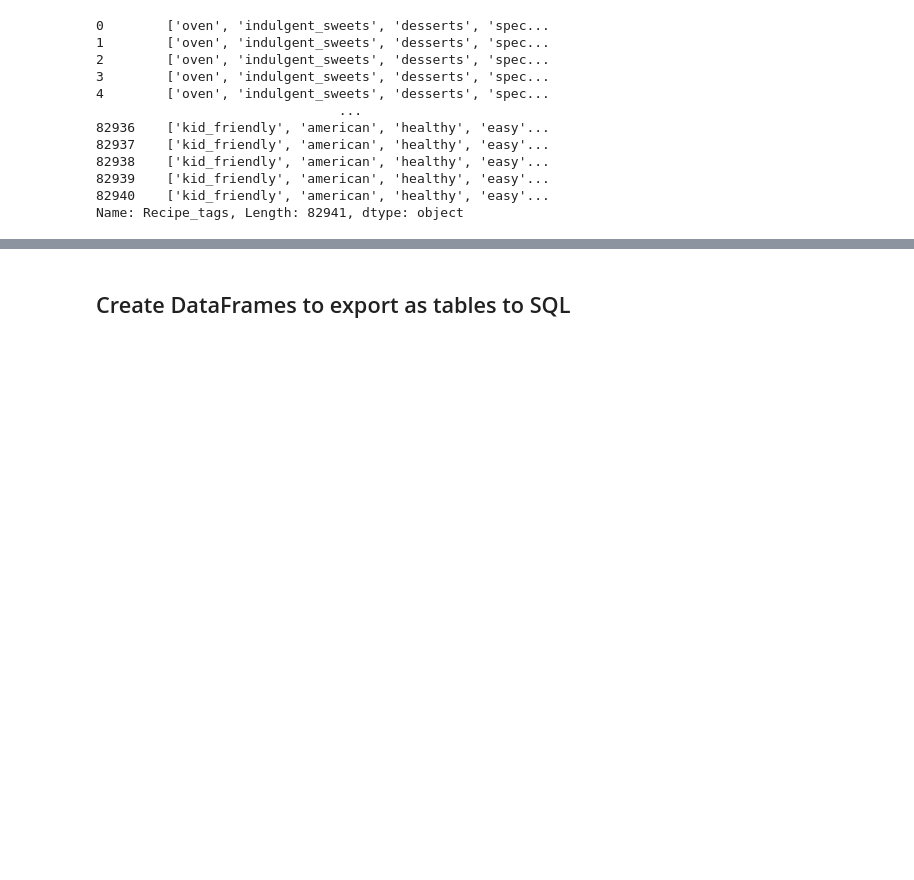
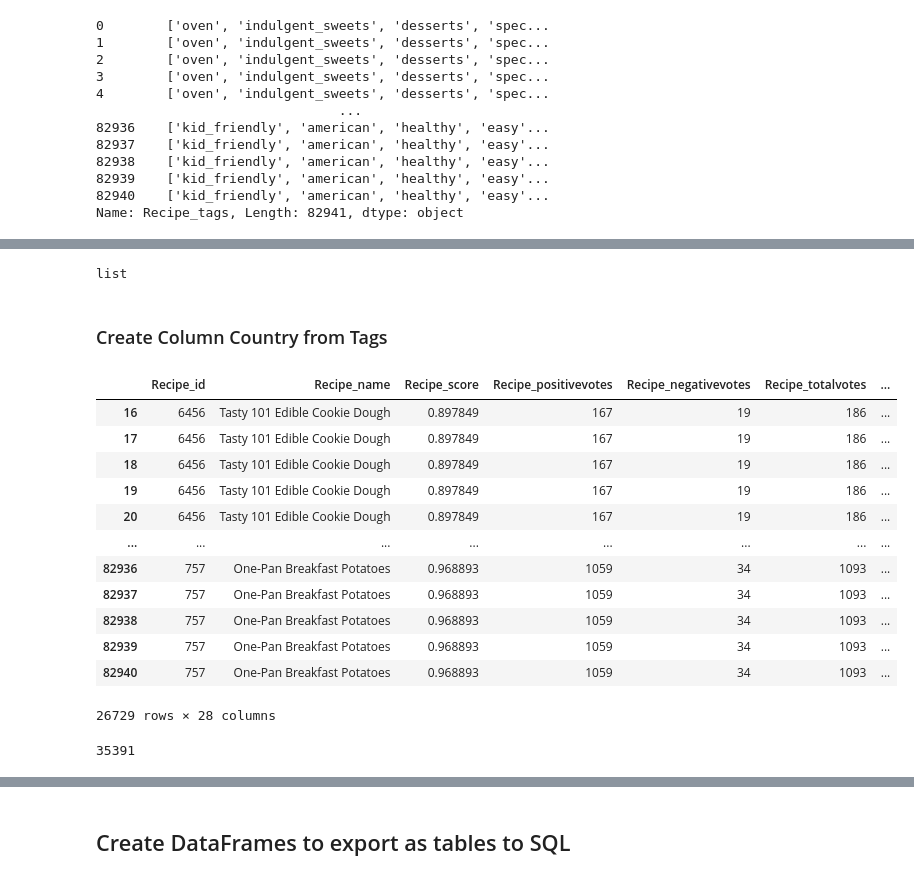
Before and after one commit to AndresCBF/IronHack, a Jupyter notebook: Projetos/ETL Tasty/Appi Tasty.ipynb, the cells around one changed output, grey strips where cells are left out. Saved outputs shown, nothing was run; the diff lists cells and outputs as text; code cells hidden in the pictures; blank space fills up the shorter version.

```diff
--- a/Projetos/ETL Tasty/Appi Tasty.ipynb
+++ b/Projetos/ETL Tasty/Appi Tasty.ipynb
@@ -329,0 +274,24 @@ list
+# %%
+def  tags (tags):
+    '''
+    Function return a list of tags, form string a list of tags in a recipe
+
+    Example1:
+    tags = '['spatula', 'mixing_bowl', 'sauce_pan', 'desserts', 'deep_fry', 'indulgent_sweets',
+            'stove_top', 'sieve', 'tongs', 'dry_measuring_cups', 'liquid_measuring_cup',
+            'american', 'measuring_spoons', 'snacks', 'easy', 'kid_friendly', 'comfort_food',
+            'chefs_knife', 'cutting_board', 'pyrex', '3_musketeers']'
+    return = ['spatula', 'mixing_bowl', 'sauce_pan', 'desserts', 'deep_fry', 'indulgent_sweets',
+            'stove_top', 'sieve', 'tongs', 'dry_measuring_cups', 'liquid_measuring_cup',
+            'american', 'measuring_spoons', 'snacks', 'easy', 'kid_friendly', 'comfort_food',
+            'chefs_knife', 'cutting_board', 'pyrex', '3_musketeers']
+    Example2:
+    tag = '['chinese', 'stove_top', 'chefs_knife', 'indulgent_sweets', 'measuring_spoons',
+           'saute_pan', 'liquid_measuring_cup', 'plastic_wrap', 'spatula', 'mixing_bowl',
+           'lunar_new_year', 'desserts']'
+    return = ['chinese', 'stove_top', 'chefs_knife', 'indulgent_sweets', 'measuring_spoons',
+           'saute_pan', 'liquid_measuring_cup', 'plastic_wrap', 'spatula', 'mixing_bowl',
+           'lunar_new_year', 'desserts']
+    '''
+    tag=[tag.lower().replace(' ','').replace('_',' ') for tag in eval(tags)]
+    return tag
@@ -330,3 +300,9 @@ list
+# %%
+type(df_recepies['Recipe_tags'].head(1).item())
+# %% [output]
+list
+# %% [markdown]
+### Create Column Country from Tags
 # %%
 def  country (tags):
     '''
@@ -359,3 +334,23 @@ def  country (tags):
             return country
 # %%
 df_recepies['Country_tags'] = df_recepies['Recipe_tags'].apply(country)
+# %%
+df_recepies[df_recepies['Country_tags']=='United States']
+# %% [output]
+|  | Recipe_id | Recipe_name | Recipe_score | Recipe_positivevotes | Recipe_negativevotes | Recipe_totalvotes | ... |
+| 16 | 6456 | Tasty 101 Edible Cookie Dough | 0.897849 | 167 | 19 | 186 | ... |
+| 17 | 6456 | Tasty 101 Edible Cookie Dough | 0.897849 | 167 | 19 | 186 | ... |
+| 18 | 6456 | Tasty 101 Edible Cookie Dough | 0.897849 | 167 | 19 | 186 | ... |
+| 19 | 6456 | Tasty 101 Edible Cookie Dough | 0.897849 | 167 | 19 | 186 | ... |
+| 20 | 6456 | Tasty 101 Edible Cookie Dough | 0.897849 | 167 | 19 | 186 | ... |
+| ... | ... | ... | ... | ... | ... | ... | ... |
+| 82936 | 757 | One-Pan Breakfast Potatoes | 0.968893 | 1059 | 34 | 1093 | ... |
+| 82937 | 757 | One-Pan Breakfast Potatoes | 0.968893 | 1059 | 34 | 1093 | ... |
+| 82938 | 757 | One-Pan Breakfast Potatoes | 0.968893 | 1059 | 34 | 1093 | ... |
+| 82939 | 757 | One-Pan Breakfast Potatoes | 0.968893 | 1059 | 34 | 1093 | ... |
+| 82940 | 757 | One-Pan Breakfast Potatoes | 0.968893 | 1059 | 34 | 1093 | ... |
+26729 rows × 28 columns
+# %%
+df_recepies['Country_tags'].isna().sum()
+# %% [output]
+35391
```
Also changed, not shown: parts of 30 cells of this notebook, 2 other files.
